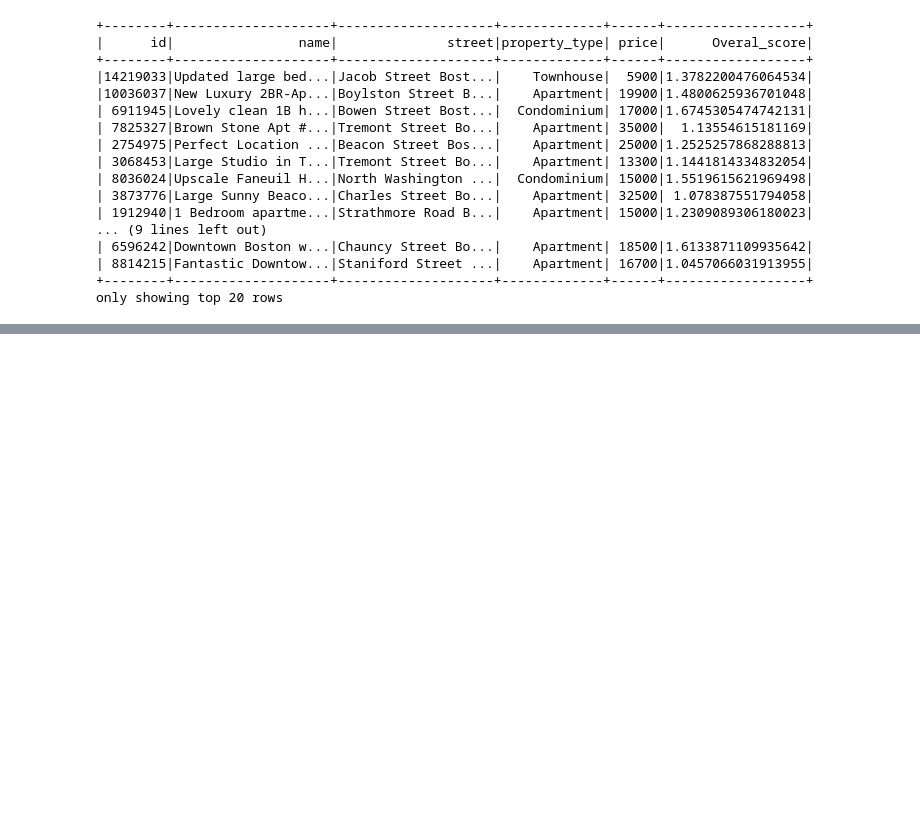
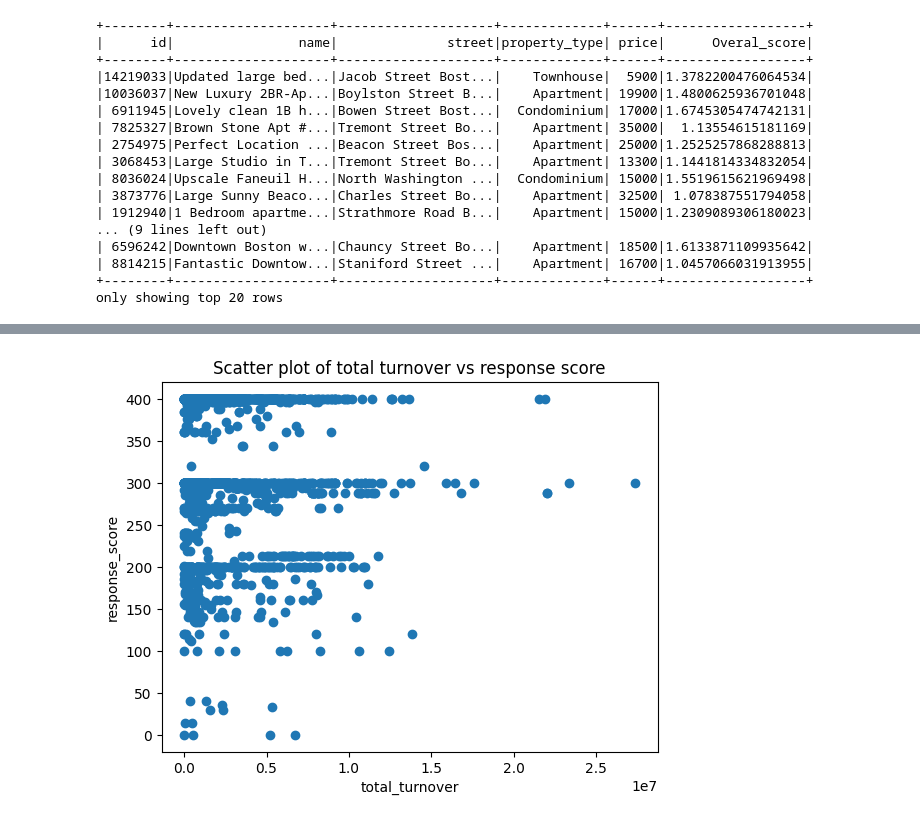
Before and after one commit to fusekushal/SPARK-FINAL-PROJECT, a Jupyter notebook: Tasks.ipynb, the cells around one changed output, grey strips where cells are left out. Cells and saved outputs as stored; diff of their text form; code cells hidden in the pictures; blank space fills up the shorter version.

```diff
--- a/Tasks.ipynb
+++ b/Tasks.ipynb
@@ -348,0 +527,8 @@ only showing top 20 rows
+# %%
+#calculate total turnover
+fin_rr = fin_rr.withColumn("total_turnover", col("price")*col("booked_days"))
+# %%
+#selecting only the relevant columns
+vis = fin_rr.select("id", "total_turnover", "response_score")
+# %%
+vis = vis.orderBy(col("total_turnover").desc(), col("response_score").desc())
@@ -348,0 +555,10 @@ only showing top 20 rows
+# %%
+pandas_df1 = vis.select("total_turnover", "response_score").toPandas()
+# %%
+plt.scatter(pandas_df1["total_turnover"], pandas_df1["response_score"])
+plt.xlabel("total_turnover")
+plt.ylabel("response_score")
+plt.title("Scatter plot of total turnover vs response score")
+plt.show()
+# %% [output]
+[figure, added]
```
Also changed, not shown: parts of 61 cells of this notebook, 42 other files.
